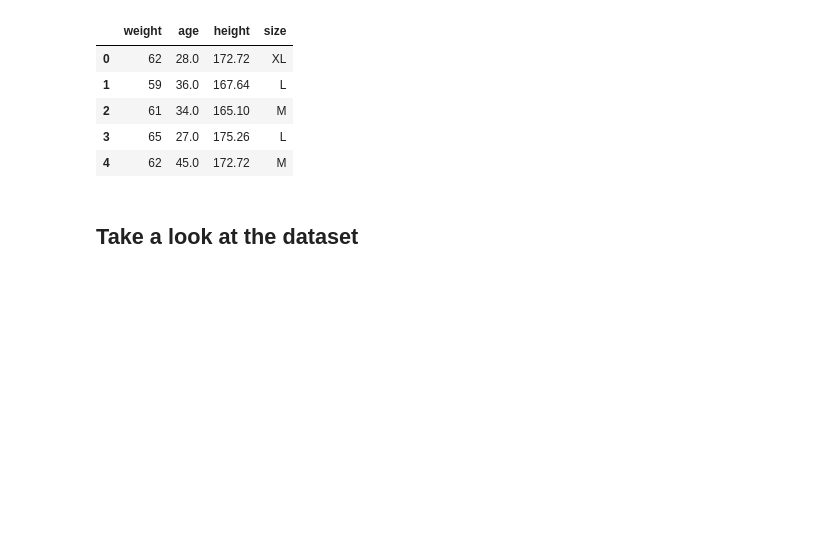
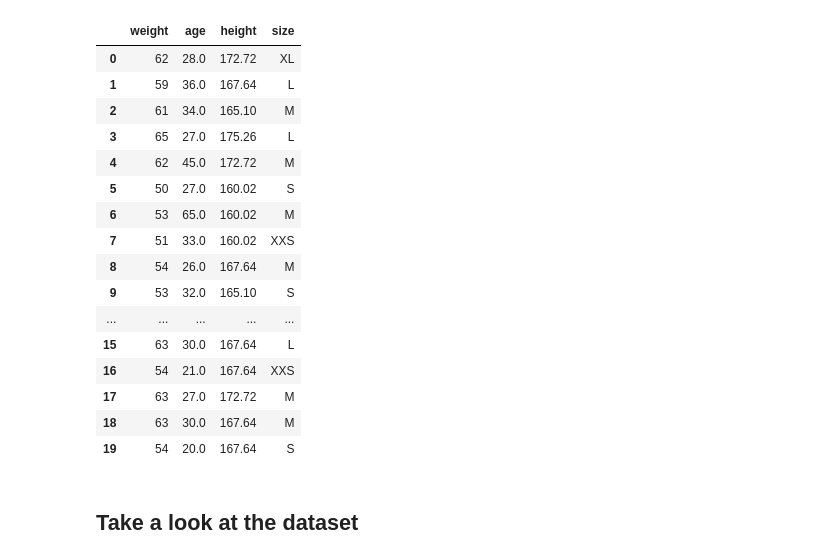
Before and after one commit to jdecorte/ai_ml, a Jupyter notebook: 042-women_clothing_sizes_prediction.ipynb, the cells around one changed output. Drawn from its saved outputs; the diff is of its cells as text; code cells hidden in the pictures; blank space fills up the shorter version.

```diff
--- a/042-women_clothing_sizes_prediction.ipynb
+++ b/042-women_clothing_sizes_prediction.ipynb
@@ -20,14 +20,25 @@ from sklearn.preprocessing import MinMaxScaler
 # %%
 # Read the dataset
 df = pd.read_csv('https://raw.githubusercontent.com/jdecorte/ai_ml/main/datasets/clothes_size_prediction.csv')
-df.head()
+df.head(20)
 # %% [output]
 |  | weight | age | height | size |
 | 0 | 62 | 28.0 | 172.72 | XL |
 | 1 | 59 | 36.0 | 167.64 | L |
 | 2 | 61 | 34.0 | 165.10 | M |
 | 3 | 65 | 27.0 | 175.26 | L |
 | 4 | 62 | 45.0 | 172.72 | M |
+| 5 | 50 | 27.0 | 160.02 | S |
+| 6 | 53 | 65.0 | 160.02 | M |
+| 7 | 51 | 33.0 | 160.02 | XXS |
+| 8 | 54 | 26.0 | 167.64 | M |
+| 9 | 53 | 32.0 | 165.10 | S |
+| ... | ... | ... | ... | ... |
+| 15 | 63 | 30.0 | 167.64 | L |
+| 16 | 54 | 21.0 | 167.64 | XXS |
+| 17 | 63 | 27.0 | 172.72 | M |
+| 18 | 63 | 30.0 | 167.64 | M |
+| 19 | 54 | 20.0 | 167.64 | S |
 # %% [markdown]
 ## Take a look at the dataset
 # %% [markdown]
```
Also changed, not shown: parts of 17 cells of this notebook, 25 other files.
